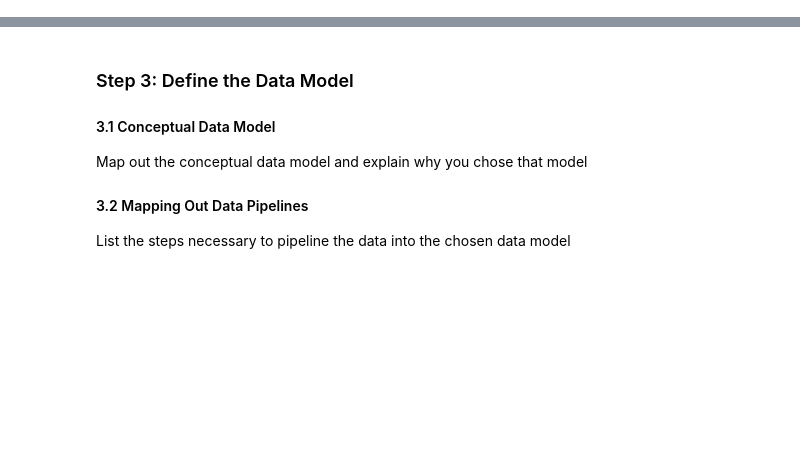
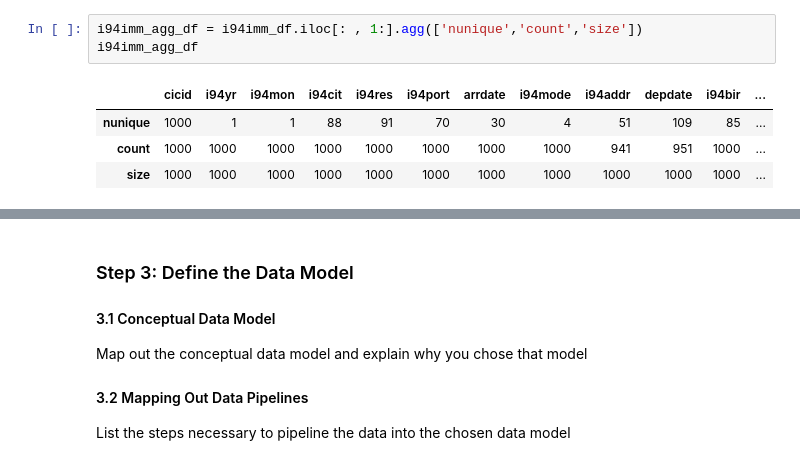
Before and after one commit to euweb/CapstoneProject, a Jupyter notebook: Capstone Project Template.ipynb, the cells around one changed output, grey strips where cells are left out. Drawn from its saved outputs; the diff is of its cells as text; blank space fills up the shorter version.

```diff
--- a/Capstone Project Template.ipynb
+++ b/Capstone Project Template.ipynb
@@ -57,0 +136,8 @@ Document steps necessary to clean the data
+# %%
+i94imm_agg_df = i94imm_df.iloc[: , 1:].agg(['nunique','count','size'])
+i94imm_agg_df
+# %% [output]
+|  | cicid | i94yr | i94mon | i94cit | i94res | i94port | arrdate | i94mode | i94addr | depdate | i94bir | ... |
+| nunique | 1000 | 1 | 1 | 88 | 91 | 70 | 30 | 4 | 51 | 109 | 85 | ... |
+| count | 1000 | 1000 | 1000 | 1000 | 1000 | 1000 | 1000 | 1000 | 941 | 951 | 1000 | ... |
+| size | 1000 | 1000 | 1000 | 1000 | 1000 | 1000 | 1000 | 1000 | 1000 | 1000 | 1000 | ... |
```
Also changed, not shown: parts of 27 cells of this notebook.
